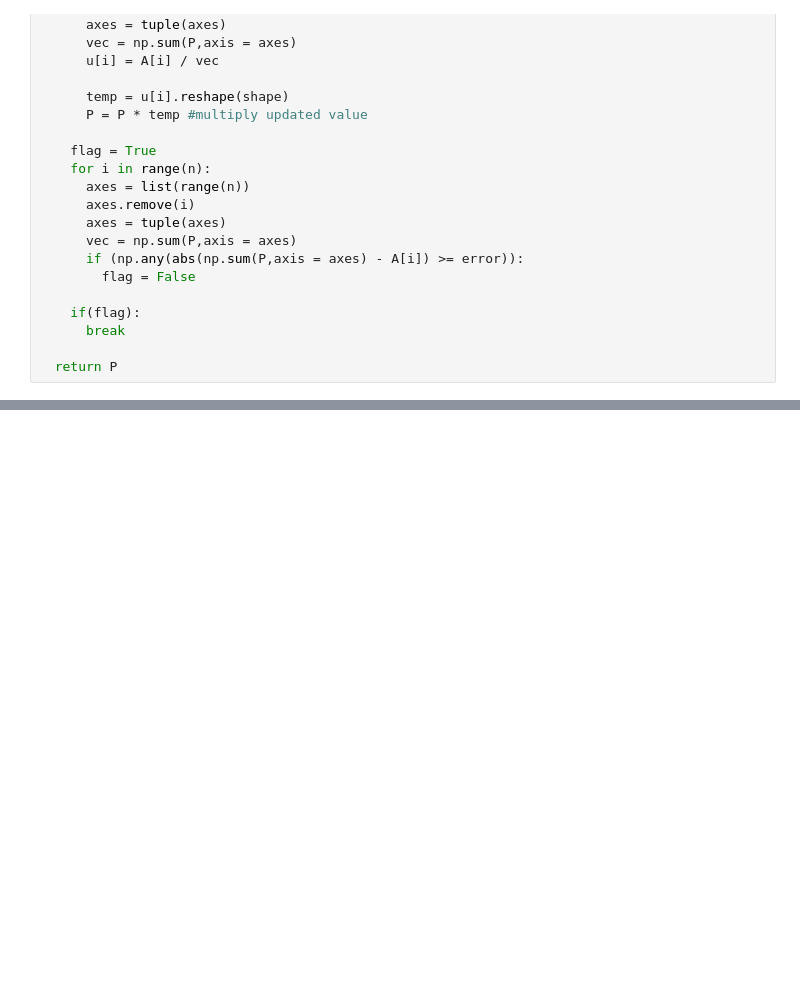
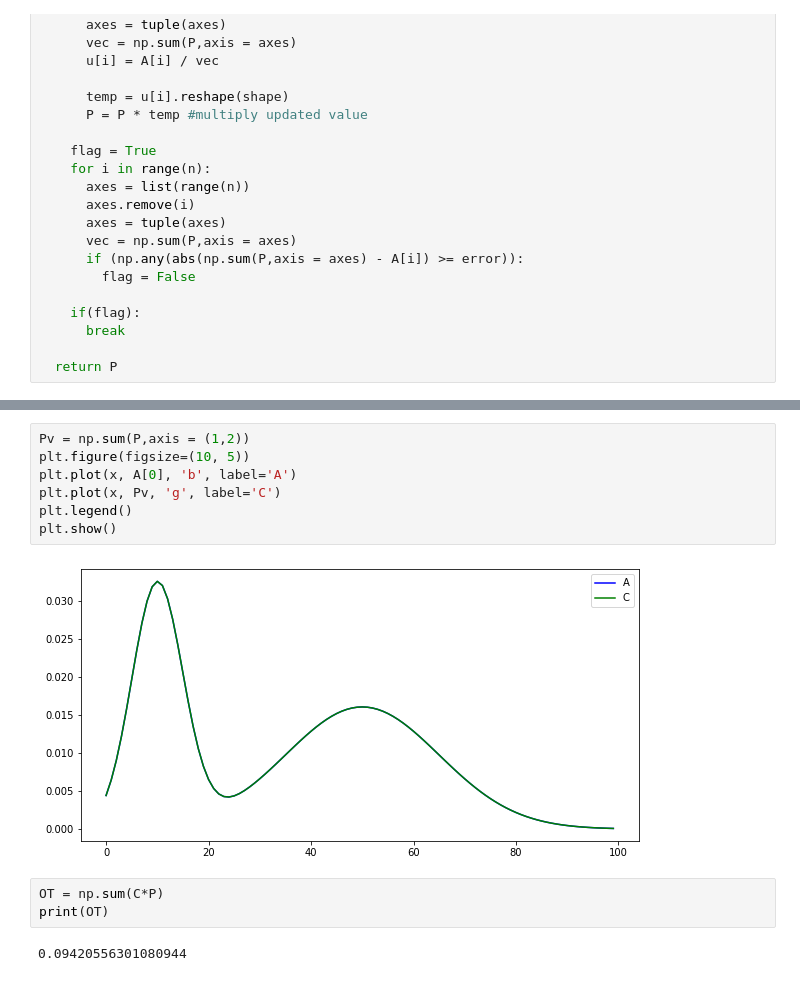
Before and after one commit to ramanakshay/Optimal-Transport, a Jupyter notebook: notebooks/multi_marginal_ot.ipynb, the cells around one changed output, grey strips where cells are left out. Saved outputs shown, nothing was run; the diff lists cells and outputs as text; blank space fills up the shorter version.

```diff
--- a/notebooks/multi_marginal_ot.ipynb
+++ b/notebooks/multi_marginal_ot.ipynb
@@ -220,0 +184,14 @@ ot.plot.plot1D_mat(A[0], A[1], Pe, 'Transportation Matrix')
+# %%
+Pv = np.sum(P,axis = (1,2))
+plt.figure(figsize=(10, 5))
+plt.plot(x, A[0], 'b', label='A')
+plt.plot(x, Pv, 'g', label='C')
+plt.legend()
+plt.show()
+# %% [output]
+[figure, added]
+# %%
+OT = np.sum(C*P)
+print(OT)
+# %% [output]
+0.09420556301080944
```
Also changed, not shown: parts of 14 cells of this notebook.
